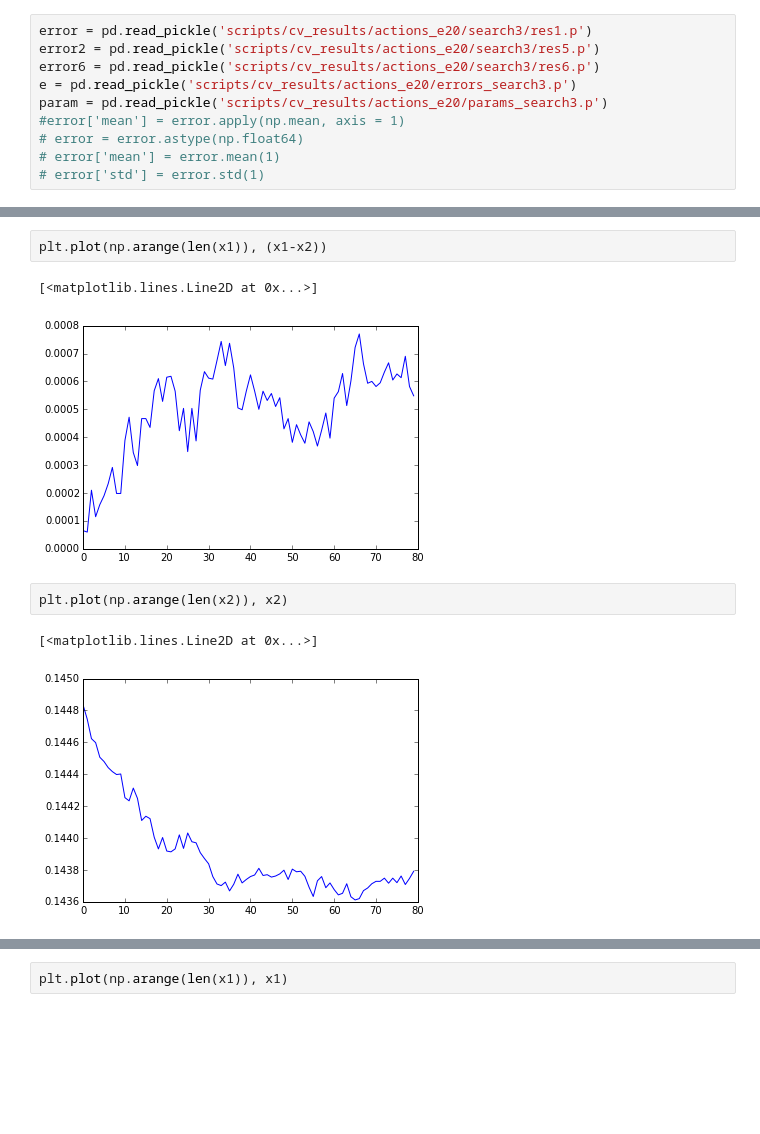
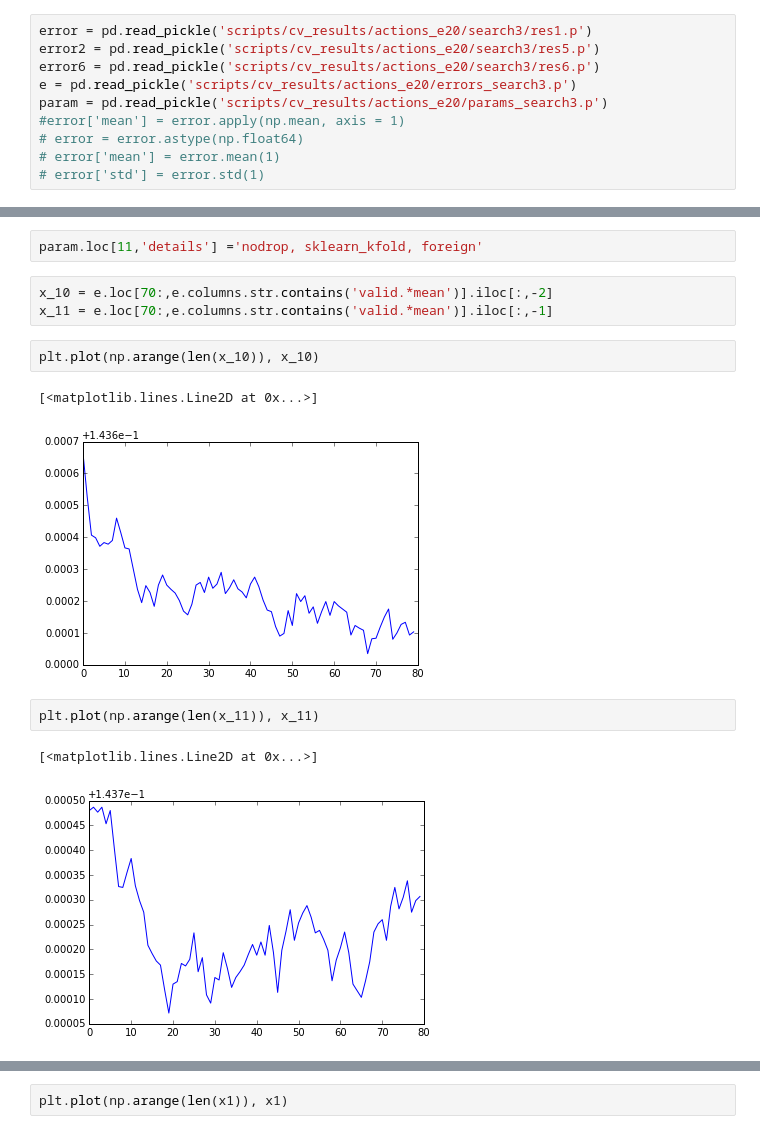
Before and after one commit to ily9000/Kaggle_AirBnB, a Jupyter notebook: view_results.ipynb, the cells around one changed output, grey strips where cells are left out. Cells and saved outputs as stored; diff of their text form; blank space fills up the shorter version.

```diff
--- a/view_results.ipynb
+++ b/view_results.ipynb
@@ -54,10 +61,15 @@ x1 = e.loc[40:,e.columns.str.contains('valid.*mean')].iloc[:,-2]
+# %%
+param.loc[11,'details'] ='nodrop, sklearn_kfold, foreign'
+# %%
+x_10 = e.loc[70:,e.columns.str.contains('valid.*mean')].iloc[:,-2]
+x_11 = e.loc[70:,e.columns.str.contains('valid.*mean')].iloc[:,-1]
 # %%
-plt.plot(np.arange(len(x1)), (x1-x2))
+plt.plot(np.arange(len(x_10)), x_10)
 # %% [output]
 [<matplotlib.lines.Line2D at 0x...>]
-[figure, old version]
+[figure, new version]
 # %%
-plt.plot(np.arange(len(x2)), x2)
+plt.plot(np.arange(len(x_11)), x_11)
 # %% [output]
 [<matplotlib.lines.Line2D at 0x...>]
-[figure, old version]
+[figure, new version]
```
Also changed, not shown: parts of 9 cells of this notebook, 7 other files.
